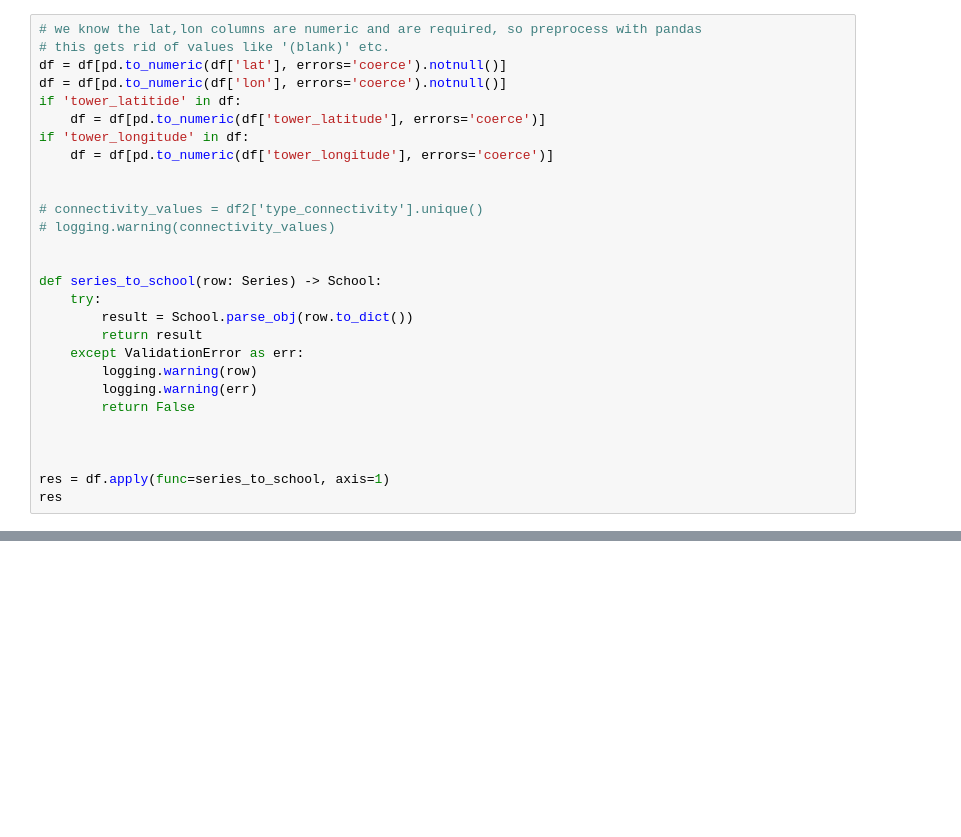
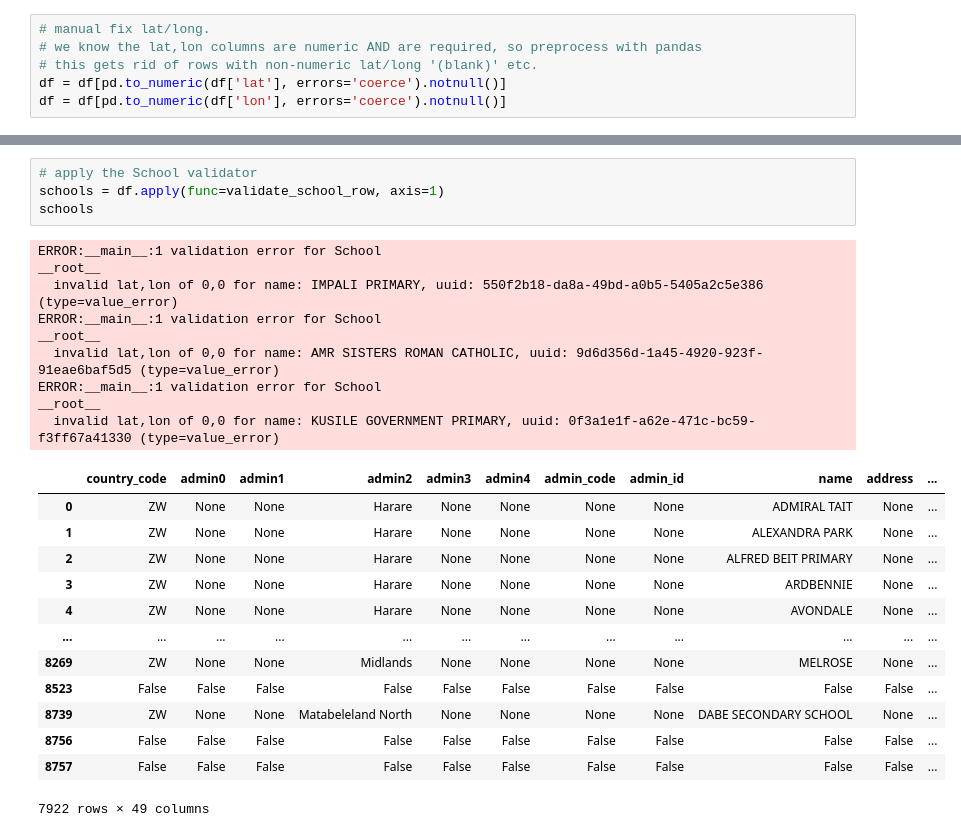
Before and after one commit to developmentseed/unicef-schools-attribute-cleaning, a Jupyter notebook: unicef_schools_attribute_cleaning/notebooks/zimbabwe_scratch.ipynb, the cells around one changed output, grey strips where cells are left out. Drawn from its saved outputs; the diff is of its cells as text; blank space fills up the shorter version.

```diff
--- a/unicef_schools_attribute_cleaning/notebooks/zimbabwe_scratch.ipynb
+++ b/unicef_schools_attribute_cleaning/notebooks/zimbabwe_scratch.ipynb
@@ -48,28 +87,6 @@ WARNING:root:renaming connectiontype to type_connectivity (known alias)
 # %%
-# we know the lat,lon columns are numeric and are required, so preprocess with pandas
-# this gets rid of values like '(blank)' etc.
+# manual fix lat/long.
+# we know the lat,lon columns are numeric AND are required, so preprocess with pandas
+# this gets rid of rows with non-numeric lat/long '(blank)' etc.
 df = df[pd.to_numeric(df['lat'], errors='coerce').notnull()]
 df = df[pd.to_numeric(df['lon'], errors='coerce').notnull()]
-if 'tower_latitide' in df:
-    df = df[pd.to_numeric(df['tower_latitude'], errors='coerce')]
-if 'tower_longitude' in df:
-    df = df[pd.to_numeric(df['tower_longitude'], errors='coerce')]
-
-
-# connectivity_values = df2['type_connectivity'].unique()
-# logging.warning(connectivity_values)
-
-
-def series_to_school(row: Series) -> School:
-    try:
-        result = School.parse_obj(row.to_dict())
-        return result
-    except ValidationError as err:
-        logging.warning(row)
-        logging.warning(err)
-        return False
-
-
-
-res = df.apply(func=series_to_school, axis=1)
-res
@@ -106,2 +93,29 @@ Length: 7922, dtype: object
+# %%
+# apply the School validator
+schools = df.apply(func=validate_school_row, axis=1)
+schools
+# %% [output]
+ERROR:__main__:1 validation error for School
+__root__
+  invalid lat,lon of 0,0 for name: IMPALI PRIMARY, uuid: 550f2b18-da8a-49bd-a0b5-5405a2c5e386 (type=value_error)
+ERROR:__main__:1 validation error for School
+__root__
+  invalid lat,lon of 0,0 for name: AMR SISTERS ROMAN CATHOLIC, uuid: 9d6d356d-1a45-4920-923f-91eae6baf5d5 (type=value_error)
+ERROR:__main__:1 validation error for School
+__root__
+  invalid lat,lon of 0,0 for name: KUSILE GOVERNMENT PRIMARY, uuid: 0f3a1e1f-a62e-471c-bc59-f3ff67a41330 (type=value_error)
+|  | country_code | admin0 | admin1 | admin2 | admin3 | admin4 | admin_code | admin_id | name | address | ... |
+| 0 | ZW | None | None | Harare | None | None | None | None | ADMIRAL TAIT | None | ... |
+| 1 | ZW | None | None | Harare | None | None | None | None | ALEXANDRA PARK | None | ... |
+| 2 | ZW | None | None | Harare | None | None | None | None | ALFRED BEIT PRIMARY | None | ... |
+| 3 | ZW | None | None | Harare | None | None | None | None | ARDBENNIE | None | ... |
+| 4 | ZW | None | None | Harare | None | None | None | None | AVONDALE | None | ... |
+| ... | ... | ... | ... | ... | ... | ... | ... | ... | ... | ... | ... |
+| 8269 | ZW | None | None | Midlands | None | None | None | None | MELROSE | None | ... |
+| 8523 | False | False | False | False | False | False | False | False | False | False | ... |
+| 8739 | ZW | None | None | Matabeleland North | None | None | None | None | DABE SECONDARY SCHOOL | None | ... |
+| 8756 | False | False | False | False | False | False | False | False | False | False | ... |
+| 8757 | False | False | False | False | False | False | False | False | False | False | ... |
+7922 rows × 49 columns
 # %%
 # filter out the False values from the series_to_school apply
```
Also changed, not shown: parts of 6 cells of this notebook, 4 other files.
